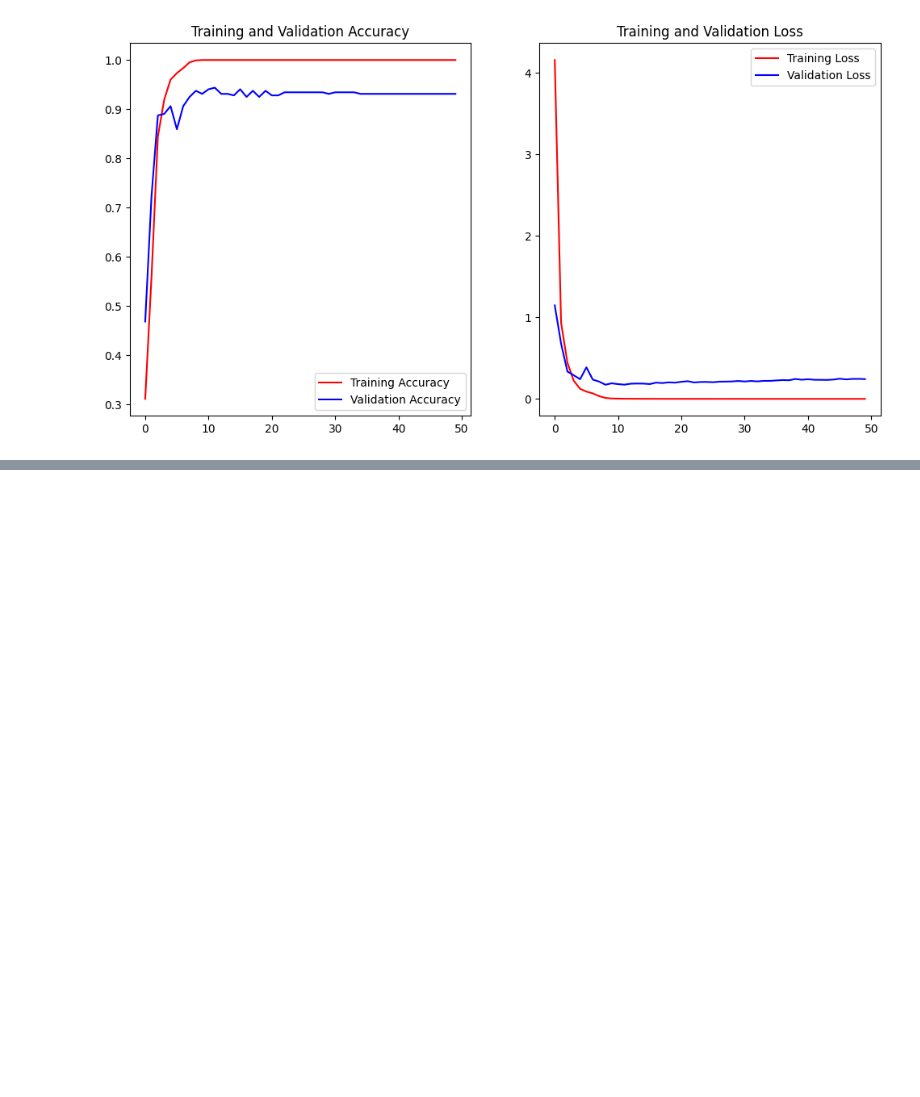
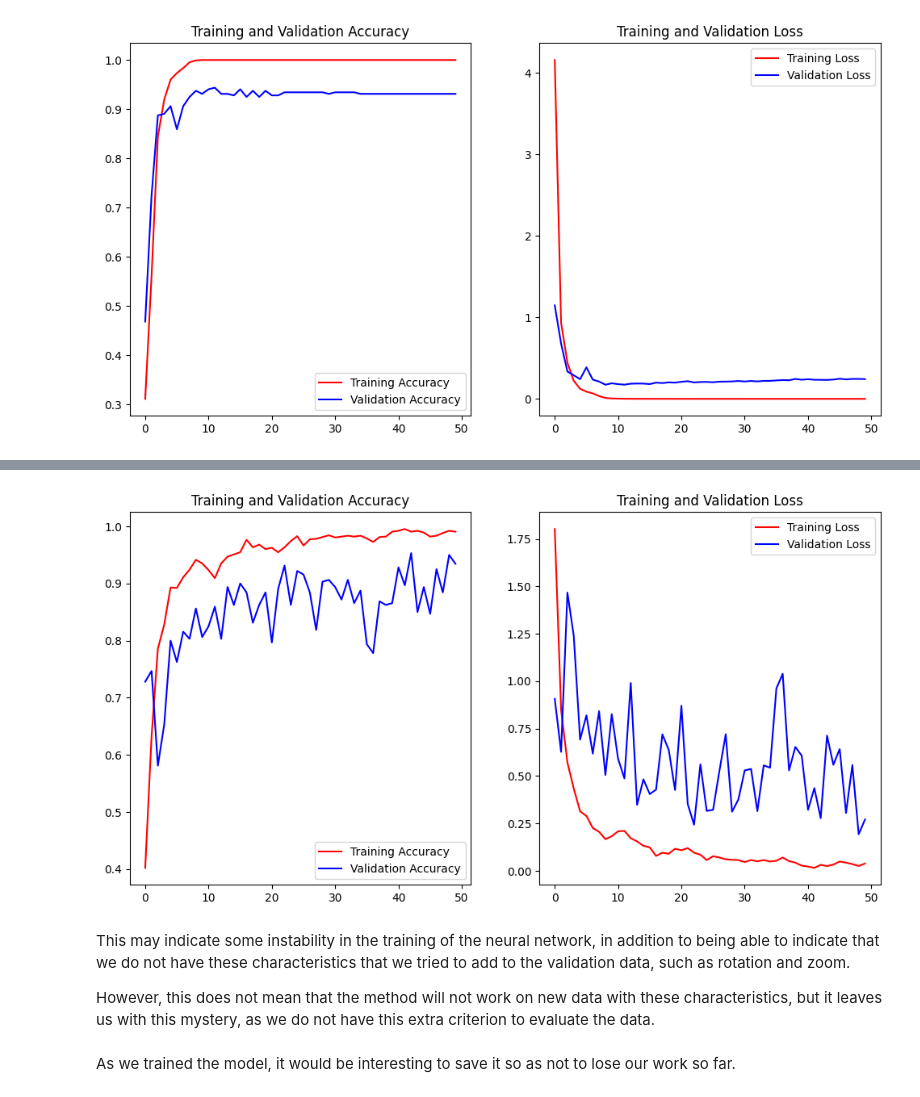
Before and after one commit to viktoruebelhart/winery, a Jupyter notebook: winery_tensorflow.ipynb, the cells around one changed output, grey strips where cells are left out. Drawn from its saved outputs; the diff is of its cells as text; code cells hidden in the pictures; blank space fills up the shorter version.

```diff
--- a/winery_tensorflow.ipynb
+++ b/winery_tensorflow.ipynb
@@ -437,0 +446,36 @@ plot_results(history, epochs)
+# %%
+data_augmentation = tf.keras.Sequential([
+    tf.keras.layers.RandomFlip('horizontal'),
+    tf.keras.layers.RandomRotation(0.05),
+    tf.keras.layers.RandomZoom(0.05)
+])
+# %%
+modelo = tf.keras.models.Sequential([
+    tf.keras.layers.Input((256, 256, 3)),
+
+    # Data Augmentation
+    tf.keras.layers.Rescaling(1./255),
+    data_augmentation,
+    # Add convolutional layers and max pooling
+    tf.keras.layers.Conv2D(32, (3,3), activation = 'relu'),
+    tf.keras.layers.MaxPooling2D(2,2),
+    tf.keras.layers.Conv2D(32, (3,3), activation = 'relu'),
+    tf.keras.layers.MaxPooling2D(2,2),
+    tf.keras.layers.Flatten(),
+    tf.keras.layers.Dense(128, activation = 'relu'),
+    tf.keras.layers.Dense(4, activation = 'softmax')
+])
+
+modelo.compile(
+    optimizer = tf.keras.optimizers.Adam(),
+    loss = 'sparse_categorical_crossentropy',
+    metrics = ['accuracy']
+)
+# %%
+epochs = 50
+history = modelo.fit(
+    train,
+    validation_data = validation,
+    epochs = epochs,
+
+)
@@ -437,0 +500,10 @@ plot_results(history, epochs)
+# %%
+plot_results(history, epochs)
+# %% [output]
+[figure, added]
+# %% [markdown]
+This may indicate some instability in the training of the neural network, in addition to being able to indicate that we do not have these characteristics that we tried to add to the validation data, such as rotation and zoom.
+
+However, this does not mean that the method will not work on new data with these characteristics, but it leaves us with this mystery, as we do not have this extra criterion to evaluate the data.
+# %% [markdown]
+As we trained the model, it would be interesting to save it so as not to lose our work so far.
```
Also changed, not shown: parts of 3 cells of this notebook, 3 other files.
